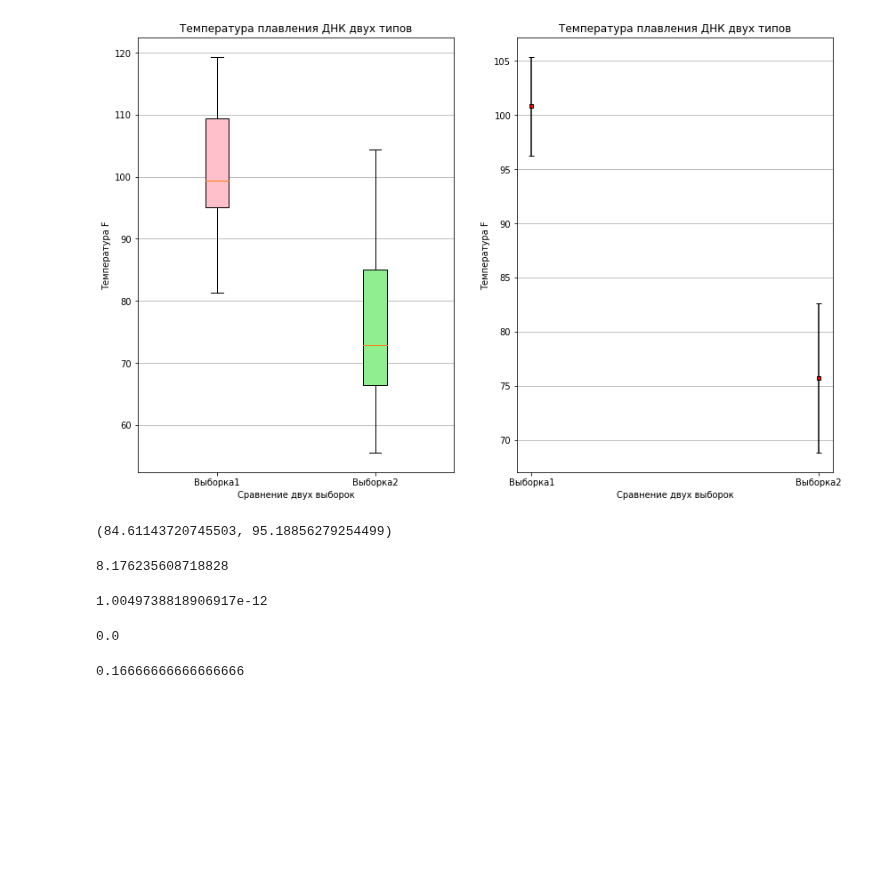
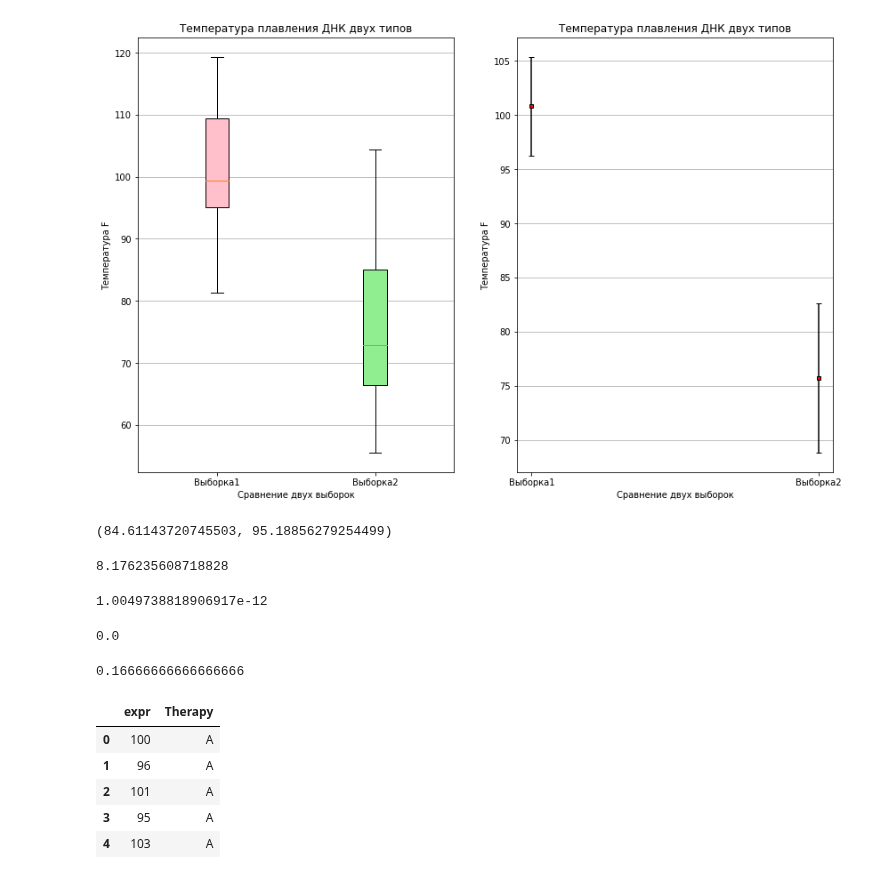
Before and after one commit to Stynic/train_ml_math, a Jupyter notebook: statistic/module_2/lessons_by_week2_by_stepic.ipynb, the cells around one changed output. Saved outputs shown, nothing was run; the diff lists cells and outputs as text; code cells hidden in the pictures; blank space fills up the shorter version.

```diff
--- a/statistic/module_2/lessons_by_week2_by_stepic.ipynb
+++ b/statistic/module_2/lessons_by_week2_by_stepic.ipynb
@@ -103,0 +106,10 @@ from scipy import stats
+# %%
+df = pd.read_csv('https://stepik.org/media/attachments/lesson/8083/genetherapy.csv')
+df.head()
+# %% [output]
+|  | expr | Therapy |
+| 0 | 100 | A |
+| 1 | 96 | A |
+| 2 | 101 | A |
+| 3 | 95 | A |
+| 4 | 103 | A |
```
Also changed, not shown: parts of 6 cells of this notebook.
